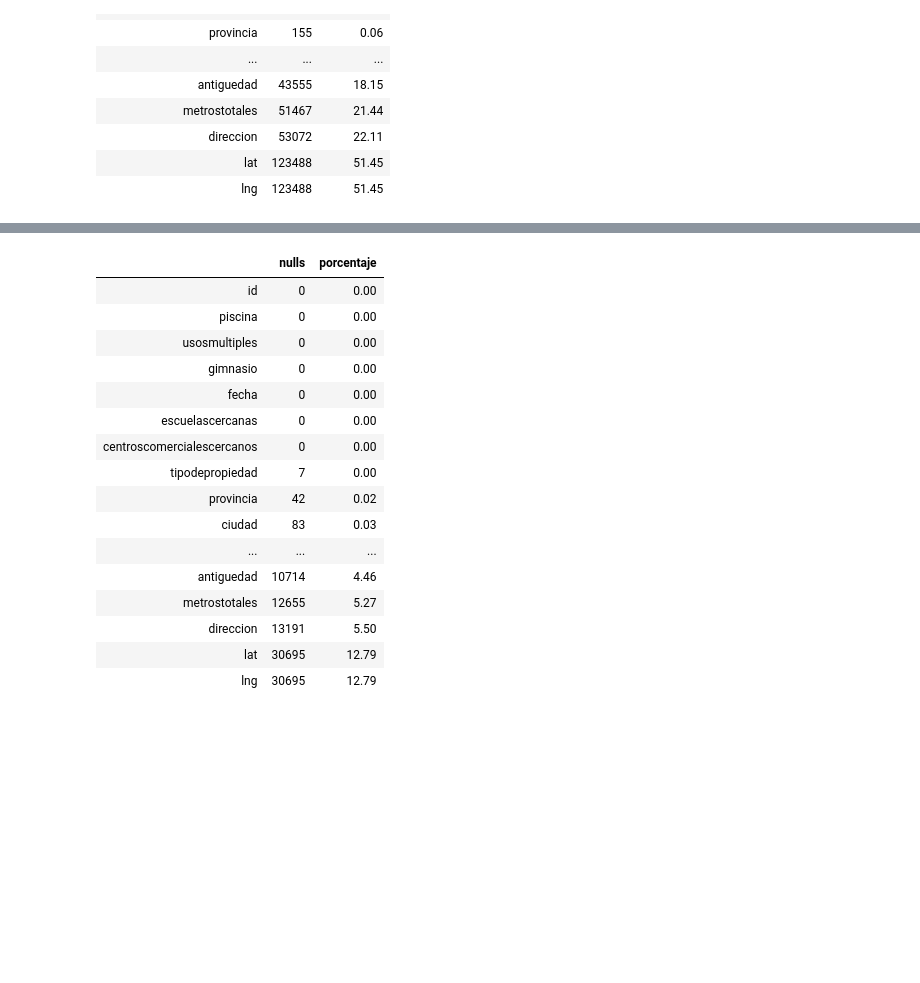
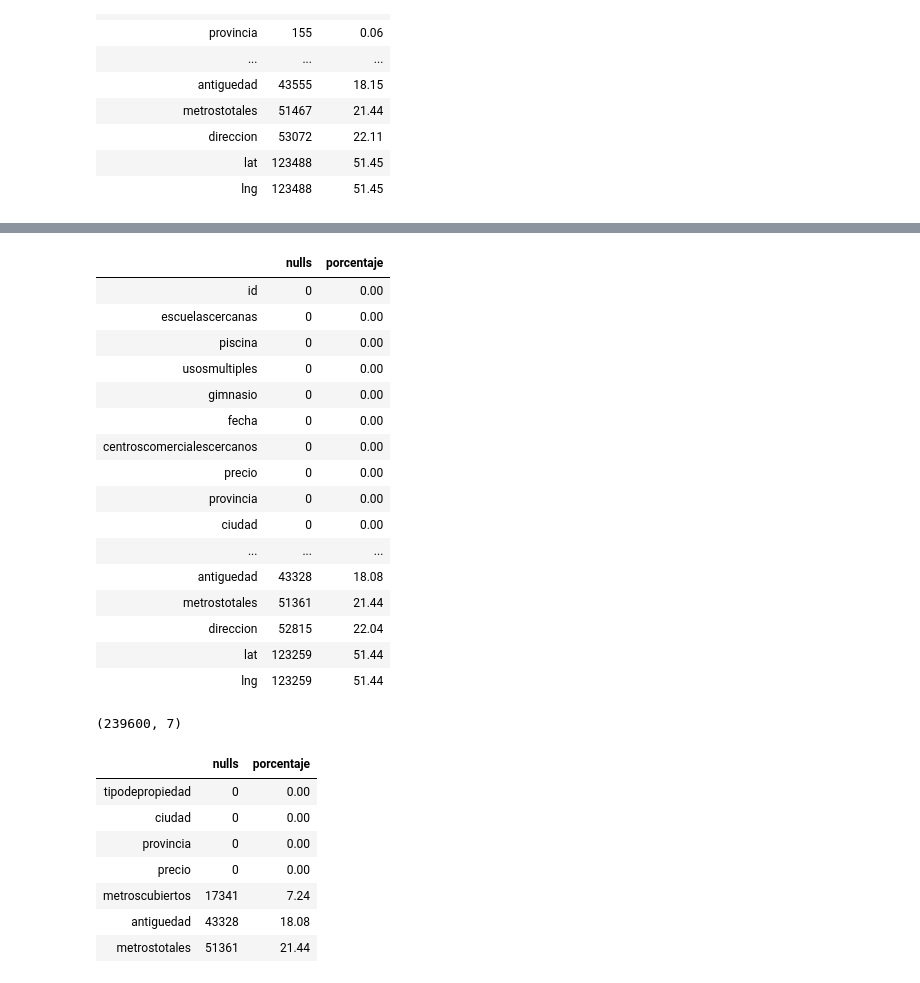
Before and after one commit to nyasan/naventPrediction, a Jupyter notebook: Modelado_PracticoExtraRegresion.ipynb, the cells around one changed output, grey strips where cells are left out. Drawn from its saved outputs; the diff is of its cells as text; code cells hidden in the pictures; blank space fills up the shorter version.

```diff
--- a/Modelado_PracticoExtraRegresion.ipynb
+++ b/Modelado_PracticoExtraRegresion.ipynb
@@ -69,22 +79,46 @@ df_test = pd.read_csv('test.csv')
+# %%
+df = df[df['tipodepropiedad'].notna()]
+df = df[df['ciudad'].notna()]
+df = df[df['provincia'].notna()]
+# %%
+nulls = pd.DataFrame(df.isnull().sum().sort_values(), columns=['nulls'])
+nulls['porcentaje'] = round(100*nulls['nulls'] / len(df), 2)
+nulls
+#Borramos las filas nulas de ciudad, provincia y tipo de propiedad
+# %% [output]
+|  | nulls | porcentaje |
+| id | 0 | 0.00 |
+| escuelascercanas | 0 | 0.00 |
+| piscina | 0 | 0.00 |
+| usosmultiples | 0 | 0.00 |
+| gimnasio | 0 | 0.00 |
+| fecha | 0 | 0.00 |
+| centroscomercialescercanos | 0 | 0.00 |
+| precio | 0 | 0.00 |
+| provincia | 0 | 0.00 |
+| ciudad | 0 | 0.00 |
+| ... | ... | ... |
+| antiguedad | 43328 | 18.08 |
+| metrostotales | 51361 | 21.44 |
+| direccion | 52815 | 22.04 |
+| lat | 123259 | 51.44 |
+| lng | 123259 | 51.44 |
+# %%
+columnas_descartables = ['lng','lat','direccion','fecha','idzona','banos','habitaciones', 'garages', 'titulo', 'descripcion', 'id','piscina','usosmultiples','gimnasio','centroscomercialescercanos','escuelascercanas']
+df = df.drop(columns=columnas_descartables)
+df.shape
+# %% [output]
+(239600, 7)
 # %%
-nulls = pd.DataFrame(df_test.isnull().sum().sort_values(), columns=['nulls'])
+nulls = pd.DataFrame(df.isnull().sum().sort_values(), columns=['nulls'])
 nulls['porcentaje'] = round(100*nulls['nulls'] / len(df), 2)
 nulls
 # %% [output]
 |  | nulls | porcentaje |
-| id | 0 | 0.00 |
-| piscina | 0 | 0.00 |
-| usosmultiples | 0 | 0.00 |
-| gimnasio | 0 | 0.00 |
-| fecha | 0 | 0.00 |
-| escuelascercanas | 0 | 0.00 |
-| centroscomercialescercanos | 0 | 0.00 |
-| tipodepropiedad | 7 | 0.00 |
-| provincia | 42 | 0.02 |
-| ciudad | 83 | 0.03 |
-| ... | ... | ... |
-| antiguedad | 10714 | 4.46 |
-| metrostotales | 12655 | 5.27 |
-| direccion | 13191 | 5.50 |
-| lat | 30695 | 12.79 |
-| lng | 30695 | 12.79 |
+| tipodepropiedad | 0 | 0.00 |
+| ciudad | 0 | 0.00 |
+| provincia | 0 | 0.00 |
+| precio | 0 | 0.00 |
+| metroscubiertos | 17341 | 7.24 |
+| antiguedad | 43328 | 18.08 |
+| metrostotales | 51361 | 21.44 |
```
Also changed, not shown: parts of 37 cells of this notebook.
